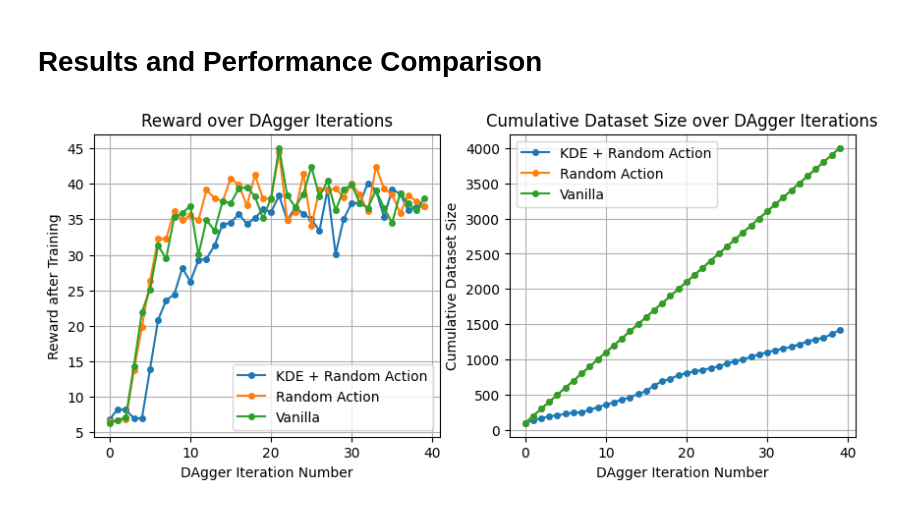
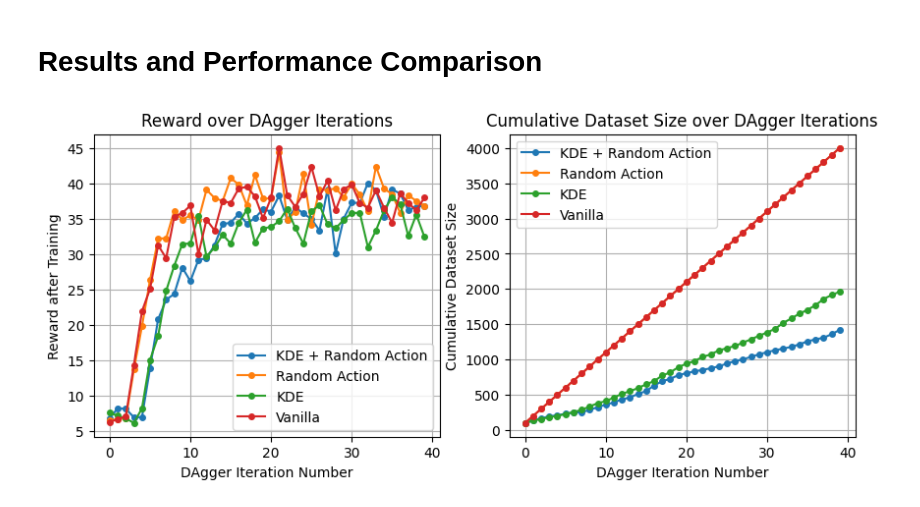
Before and after one commit to lowweihong/grp6-dagger, a Jupyter notebook: check-performance.ipynb, the cells around one changed output. Cells and saved outputs as stored; diff of their text form; code cells hidden in the pictures.

```diff
--- a/check-performance.ipynb
+++ b/check-performance.ipynb
@@ -636,31 +636,54 @@ for iteration in iterations:
 axes[0].plot(iteration_number, reward, marker='o', markersize=4.0, label="Random Action")
 axes[1].plot(iteration_number, dataset_size, marker='o', markersize=4.0, label="Random Action")
 
+# ------- KDE  ------
+with open('dagger_implementations_kde/dagger_kde_graph.json', 'r') as fp:
+    data_action = json.load(fp)
+
+student_performance = data_action["student_performance"]
+iterations = student_performance["iterations"]
+iteration_number = [i for i in range(len(iterations))]
+reward = []
+dataset_size  = []
+current_total = 0
+for iteration in iterations:
+    reward.append(iteration["reward"])
+
+
+filtering_stats = data_action["kde_filtering_stats"]
+iterations =  filtering_stats["iterations"]
+for iteration in iterations:
+    current_total += iteration["kept"]
+    dataset_size.append(current_total)
+
+axes[0].plot(iteration_number, reward, marker='o', markersize=4.0, label="KDE")
+axes[1].plot(iteration_number, dataset_size, marker='o',markersize=4.0, label="KDE")
+
 # ------- Vanilla -------
 with open('dagger_implementations_kde/dagger_vanilla_graph.json', 'r') as fp:
     data_action = json.load(fp)
 
 student_performance = data_action["student_performance"]
 iterations = student_performance["iterations"]
 iteration_number = [i for i in range(len(iterations))]
 reward = []
 dataset_size  = []
 current_total = 0
 for iteration in iterations:
     reward.append(iteration["reward"])
 
 
 filtering_stats = data_action["kde_filtering_stats"]
 iterations =  filtering_stats["iterations"]
 for iteration in iterations:
     current_total += iteration["kept"]
     dataset_size.append(current_total)
 
 axes[0].plot(iteration_number, reward, marker='o', markersize=4.0, label="Vanilla")
 axes[1].plot(iteration_number, dataset_size, marker='o',markersize=4.0, label="Vanilla")
 
 axes[0].legend()
 axes[1].legend()
 plt.show()
 # %% [output]
-[figure, old version]
+[figure, new version]
```
